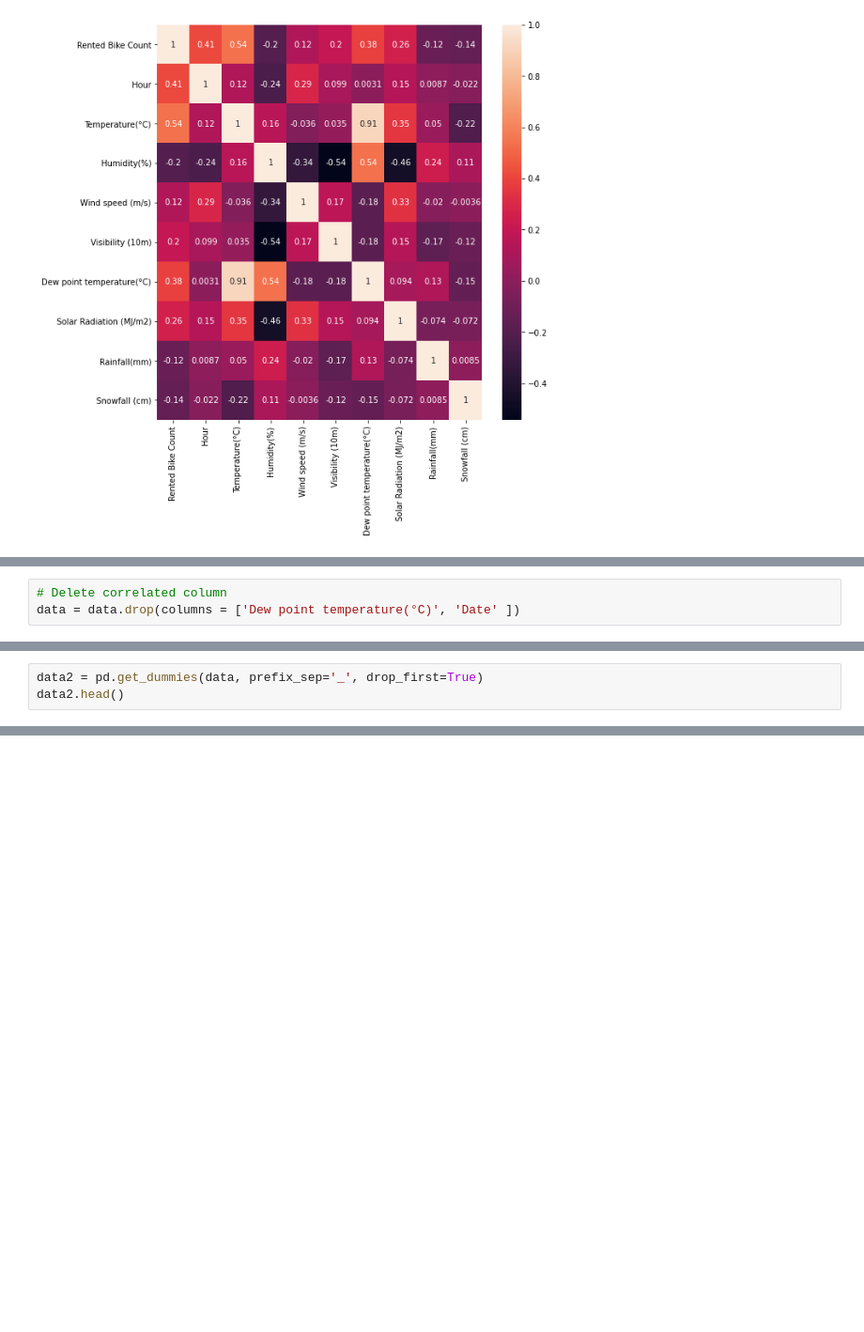
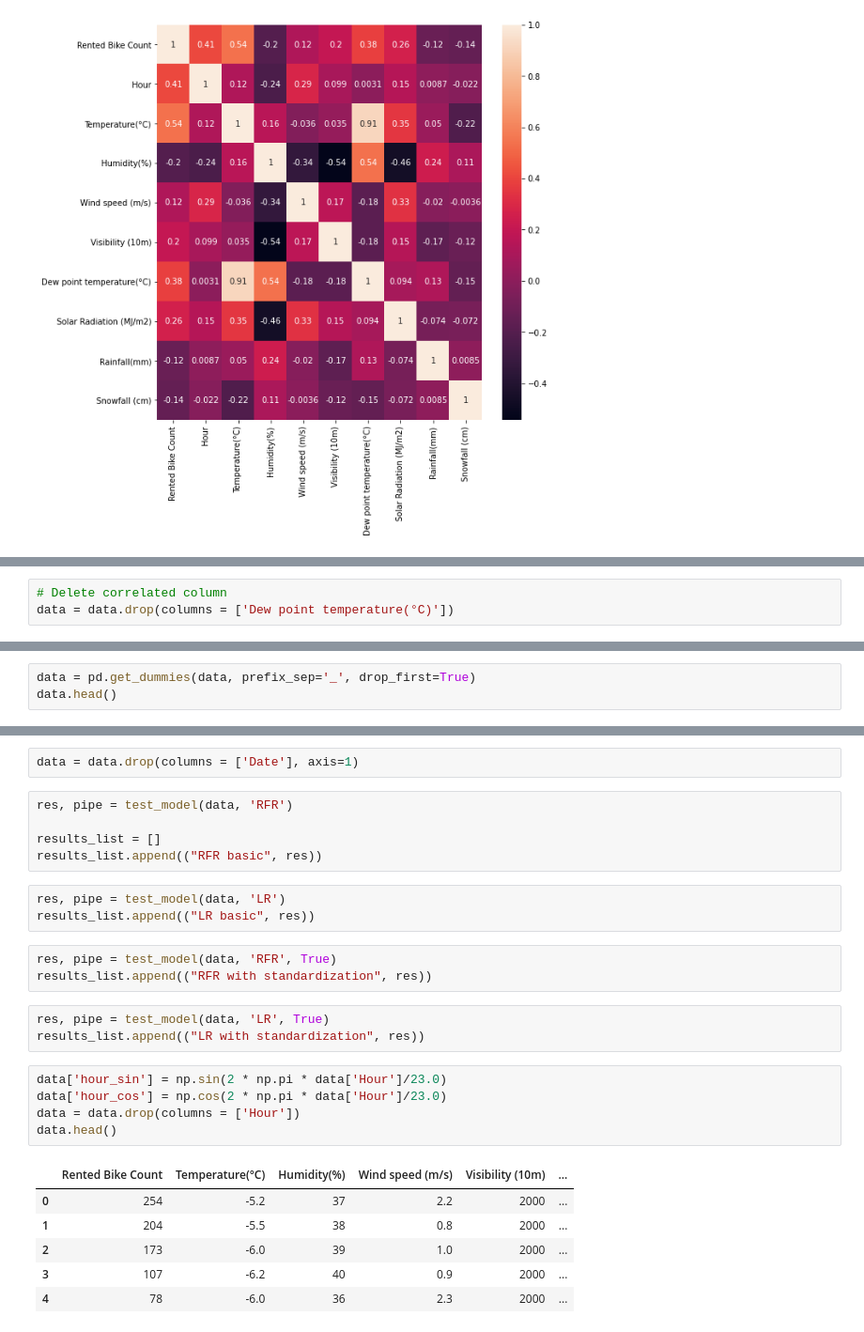
Before and after one commit to toni5rovic/MachineLearning, a Jupyter notebook: Project1/ML - Project 1 - Seoul Bike Sharing Data.ipynb, the cells around one changed output, grey strips where cells are left out. Shown at 94% size. Saved outputs shown, nothing was run; the diff lists cells and outputs as text; blank space fills up the shorter version.

Commit message:
added regression models and scoring with R2

```diff
--- a/Project1/ML - Project 1 - Seoul Bike Sharing Data.ipynb
+++ b/Project1/ML - Project 1 - Seoul Bike Sharing Data.ipynb
@@ -141,3 +171,3 @@ sb.heatmap(corr,
 # %%
 # Delete correlated column
-data = data.drop(columns = ['Dew point temperature(°C)', 'Date' ])
+data = data.drop(columns = ['Dew point temperature(°C)'])
@@ -144,3 +176,3 @@ data = data.drop(columns = ['Dew point temperature(°C)', 'Date' ])
 # %%
-data2 = pd.get_dummies(data, prefix_sep='_', drop_first=True)
-data2.head()
+data = pd.get_dummies(data, prefix_sep='_', drop_first=True)
+data.head()
@@ -178,0 +261,28 @@ plt.show()
+# %%
+data = data.drop(columns = ['Date'], axis=1)
+# %%
+res, pipe = test_model(data, 'RFR')
+
+results_list = []
+results_list.append(("RFR basic", res))
+# %%
+res, pipe = test_model(data, 'LR')
+results_list.append(("LR basic", res))
+# %%
+res, pipe = test_model(data, 'RFR', True)
+results_list.append(("RFR with standardization", res))
+# %%
+res, pipe = test_model(data, 'LR', True)
+results_list.append(("LR with standardization", res))
+# %%
+data['hour_sin'] = np.sin(2 * np.pi * data['Hour']/23.0)
+data['hour_cos'] = np.cos(2 * np.pi * data['Hour']/23.0)
+data = data.drop(columns = ['Hour'])
+data.head()
+# %% [output]
+|  | Rented Bike Count | Temperature(°C) | Humidity(%) | Wind speed (m/s) | Visibility (10m) | ... |
+| 0 | 254 | -5.2 | 37 | 2.2 | 2000 | ... |
+| 1 | 204 | -5.5 | 38 | 0.8 | 2000 | ... |
+| 2 | 173 | -6.0 | 39 | 1.0 | 2000 | ... |
+| 3 | 107 | -6.2 | 40 | 0.9 | 2000 | ... |
+| 4 | 78 | -6.0 | 36 | 2.3 | 2000 | ... |
```
Also changed, not shown: parts of 23 cells of this notebook.
